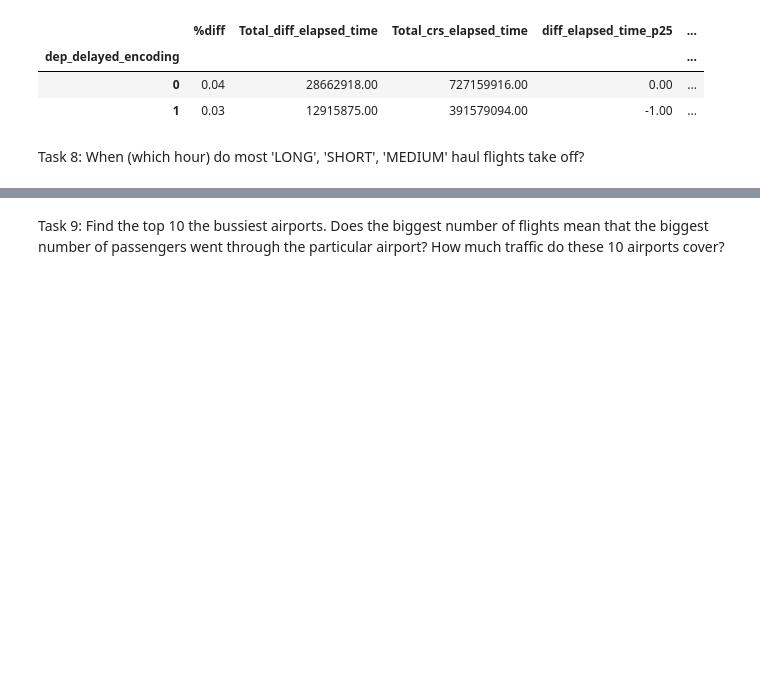
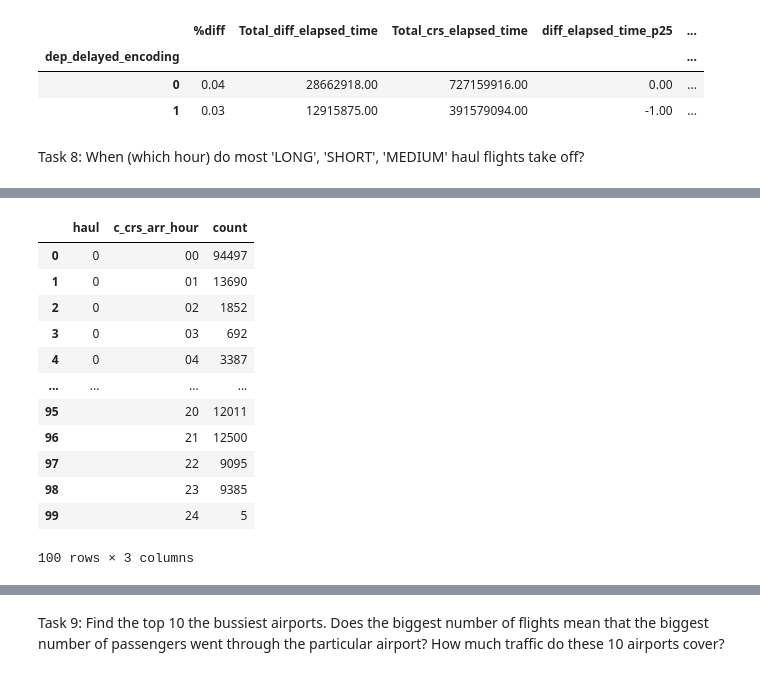
Before and after one commit to Some7hing0riginal/lighthouselabs-midterm1, a Jupyter notebook: Explorationsv2.ipynb, the cells around one changed output, grey strips where cells are left out. Cells and saved outputs as stored; diff of their text form; code cells hidden in the pictures; blank space fills up the shorter version.

Commit message:
#3,9,10 left. Need to improve 8 and a few others.

```diff
--- a/Explorationsv2.ipynb
+++ b/Explorationsv2.ipynb
@@ -619,0 +641,23 @@ Task 8: When (which hour) do most 'LONG', 'SHORT', 'MEDIUM' haul flights take of
+# %%
+
+df_task8=(
+df
+.groupby(['haul','c_crs_arr_hour'])
+.agg(count=('haul', 'count'))).reset_index()
+
+df_task8
+#add delays and other stuff.
+# %% [output]
+|  | haul | c_crs_arr_hour | count |
+| 0 | 0 | 00 | 94497 |
+| 1 | 0 | 01 | 13690 |
+| 2 | 0 | 02 | 1852 |
+| 3 | 0 | 03 | 692 |
+| 4 | 0 | 04 | 3387 |
+| ... | ... | ... | ... |
+| 95 |  | 20 | 12011 |
+| 96 |  | 21 | 12500 |
+| 97 |  | 22 | 9095 |
+| 98 |  | 23 | 9385 |
+| 99 |  | 24 | 5 |
+100 rows × 3 columns
```
Also changed, not shown: parts of 16 cells of this notebook.
